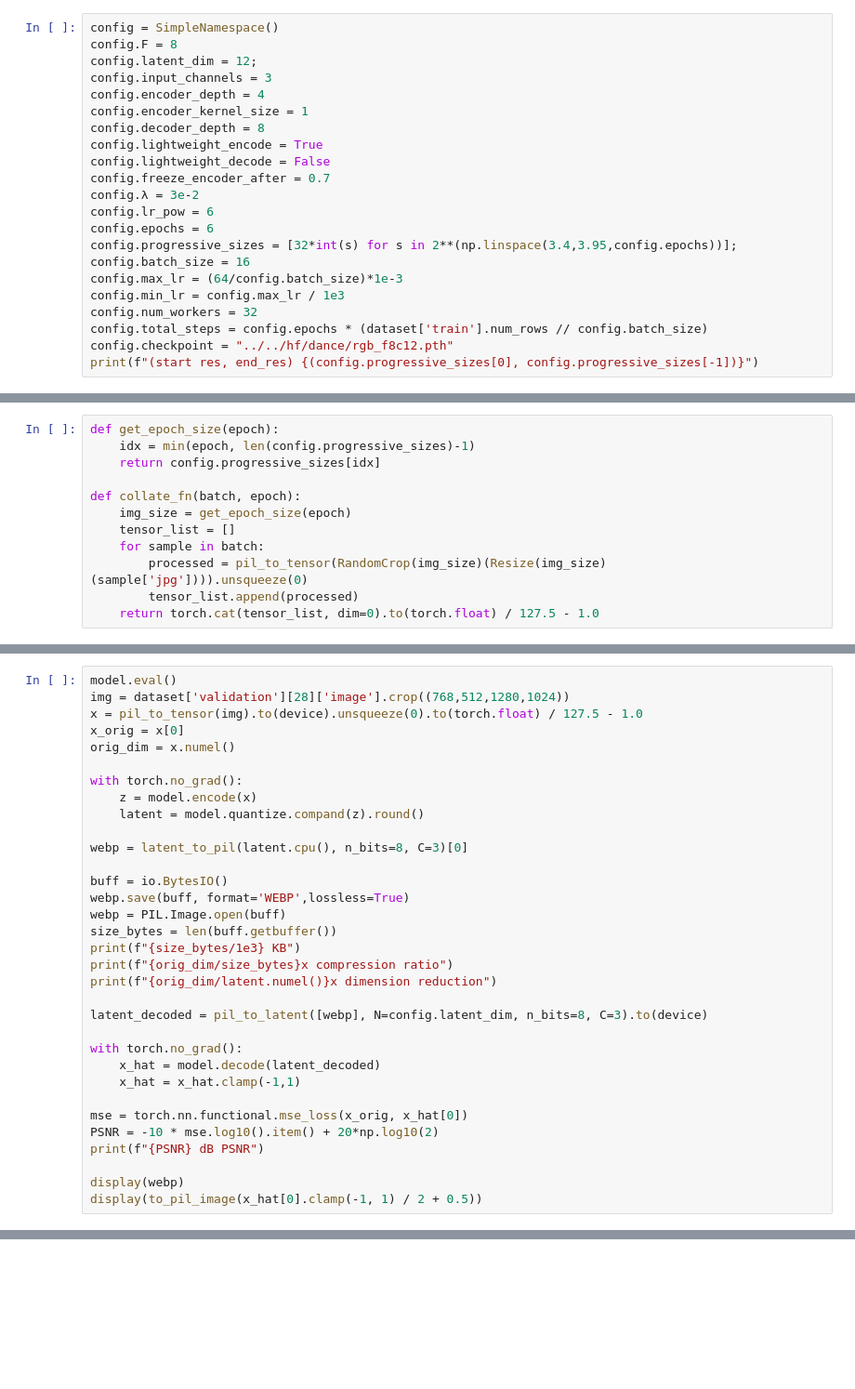
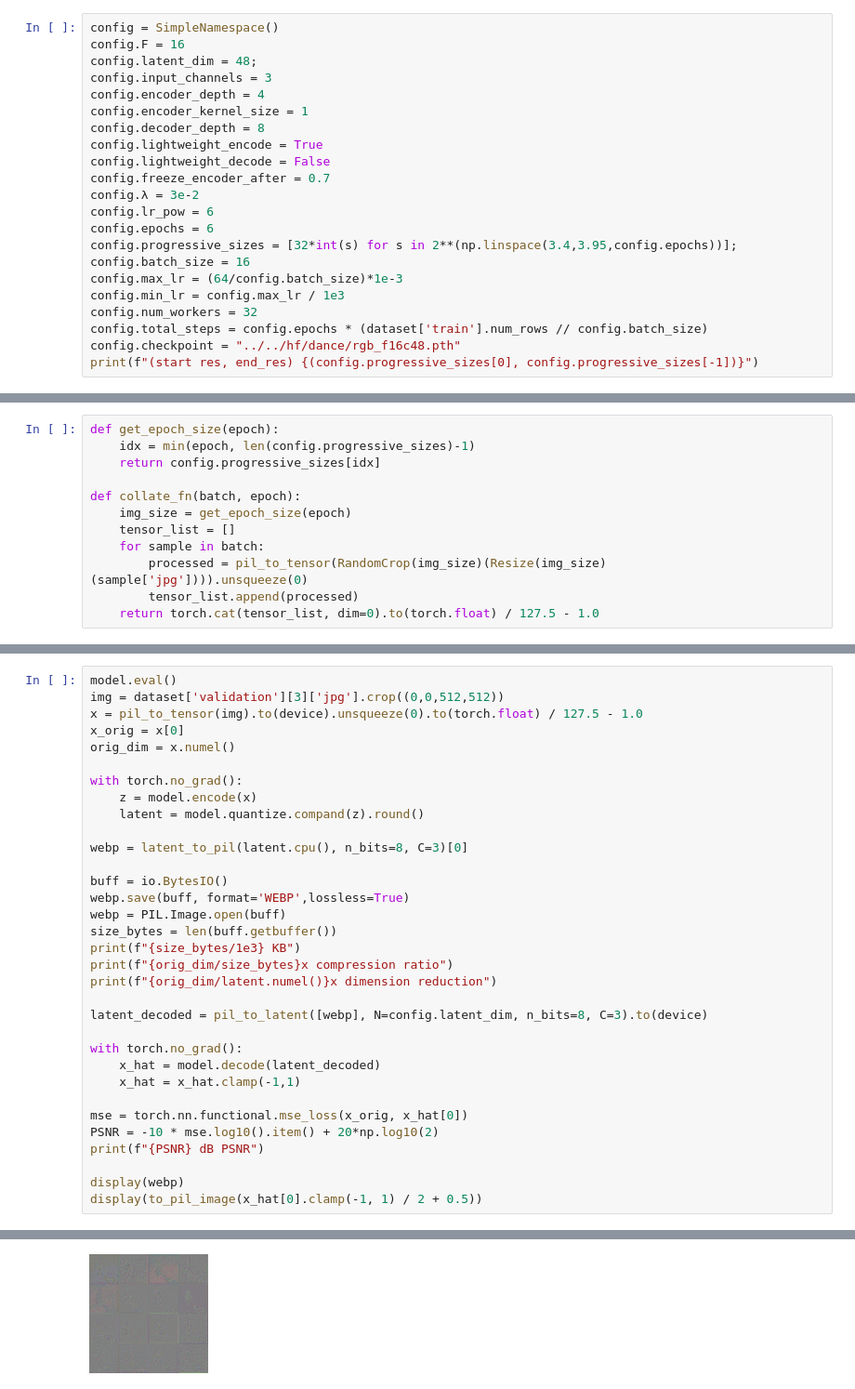
Before and after one commit to danjacobellis/autocodec, a Jupyter notebook: train/inet_ft_f16c48.ipynb, the cells around one changed output, grey strips where cells are left out. Shown at 93% size. Drawn from its saved outputs; the diff is of its cells as text; blank space fills up the shorter version.

```diff
--- a/train/inet_ft_f16c48.ipynb
+++ b/train/inet_ft_f16c48.ipynb
@@ -29,8 +29,8 @@ dataset = dataset_quality_filtered.cast_column('jpg',datasets.Image(decode=True)
 # dataset = datasets.load_dataset("danjacobellis/LSDIR")
 # %%
 config = SimpleNamespace()
-config.F = 8
-config.latent_dim = 12;
+config.F = 16
+config.latent_dim = 48;
 config.input_channels = 3
 config.encoder_depth = 4
 config.encoder_kernel_size = 1
@@ -47,7 +47,7 @@ config.max_lr = (64/config.batch_size)*1e-3
 config.min_lr = config.max_lr / 1e3
 config.num_workers = 32
 config.total_steps = config.epochs * (dataset['train'].num_rows // config.batch_size)
-config.checkpoint = "../../hf/dance/rgb_f8c12.pth"
+config.checkpoint = "../../hf/dance/rgb_f16c48.pth"
 print(f"(start res, end_res) {(config.progressive_sizes[0], config.progressive_sizes[-1])}")
 # %% [output]
 (start res, end_res) (320, 480)
@@ -172,6 +177,6 @@ torch.save({
 # %%
 model.eval()
-img = dataset['validation'][28]['image'].crop((768,512,1280,1024))
+img = dataset['validation'][3]['jpg'].crop((0,0,512,512))
 x = pil_to_tensor(img).to(device).unsqueeze(0).to(torch.float) / 127.5 - 1.0
 x_orig = x[0]
 orig_dim = x.numel()
@@ -202,3 +207,4 @@ print(f"{PSNR} dB PSNR")
 
 display(webp)
 display(to_pil_image(x_hat[0].clamp(-1, 1) / 2 + 0.5))
+# %% [output]
@@ -204,0 +215 @@ display(to_pil_image(x_hat[0].clamp(-1, 1) / 2 + 0.5))
+[figure, added]
```
Also changed, not shown: parts of 6 cells of this notebook.
